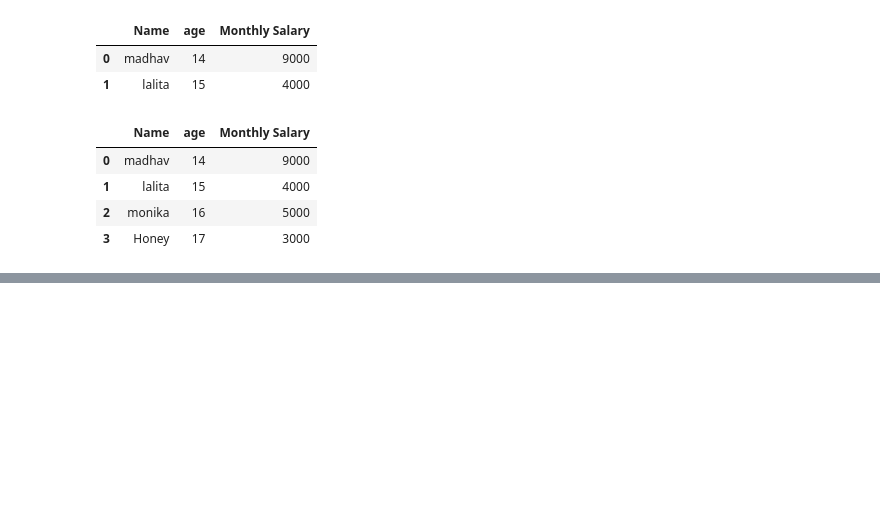
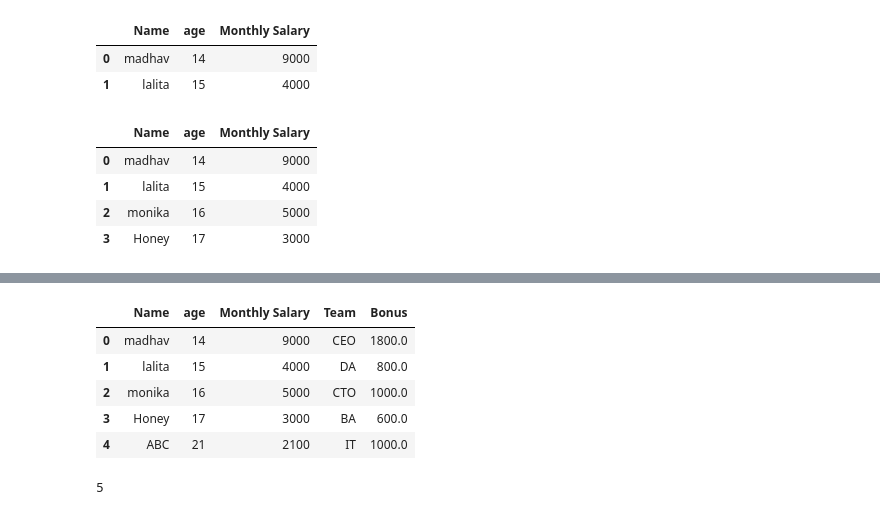
Before and after one commit to Monika0501/Python_practice, a Jupyter notebook: Untitled2.ipynb, the cells around one changed output, grey strips where cells are left out. Cells and saved outputs as stored; diff of their text form; code cells hidden in the pictures; blank space fills up the shorter version.

```diff
--- a/Untitled2.ipynb
+++ b/Untitled2.ipynb
@@ -190,0 +232,4 @@ df
+# %%
+#add new column
+df["Team"]=["CEO","DA","CTO","BA"]
+df
@@ -190,0 +242,3 @@ df
+# %%
+df["Bonus"]=df["Monthly Salary"]*0.2
+df
@@ -190,0 +251,15 @@ df
+# %%
+#add new row
+df.loc[len(df)]=["ABC",21,2100,"IT",1000]
+df
+# %% [output]
+|  | Name | age | Monthly Salary | Team | Bonus |
+| 0 | madhav | 14 | 9000 | CEO | 1800.0 |
+| 1 | lalita | 15 | 4000 | DA | 800.0 |
+| 2 | monika | 16 | 5000 | CTO | 1000.0 |
+| 3 | Honey | 17 | 3000 | BA | 600.0 |
+| 4 | ABC | 21 | 2100 | IT | 1000.0 |
+# %%
+len(df)
+# %% [output]
+5
```
Also changed, not shown: parts of 12 cells of this notebook.
